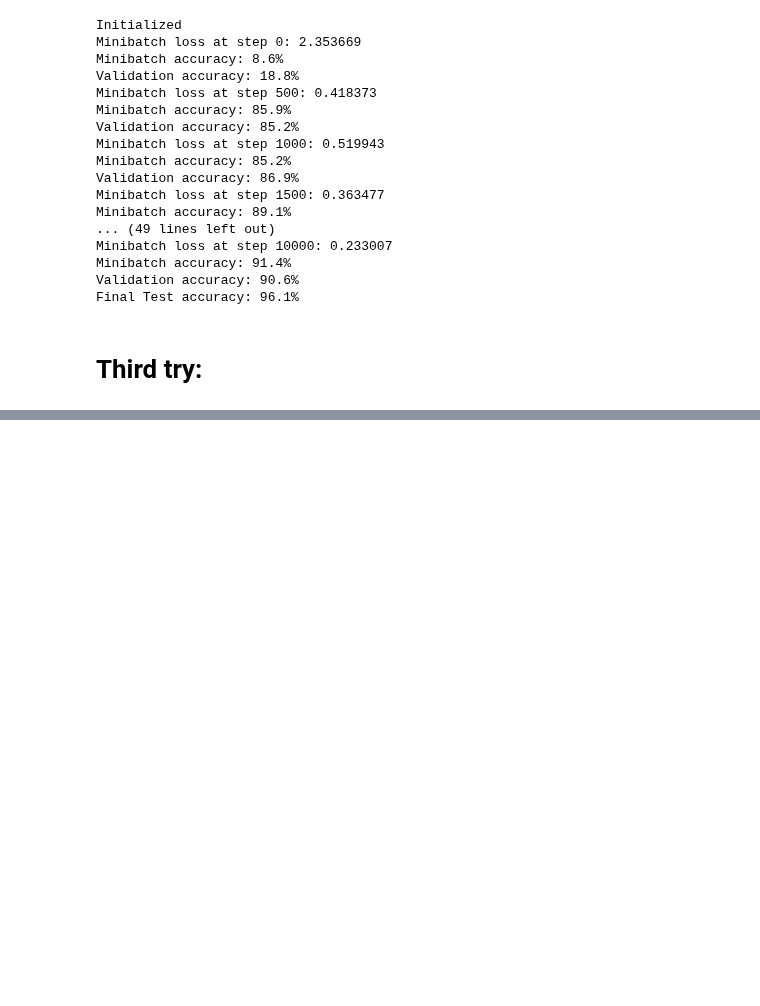
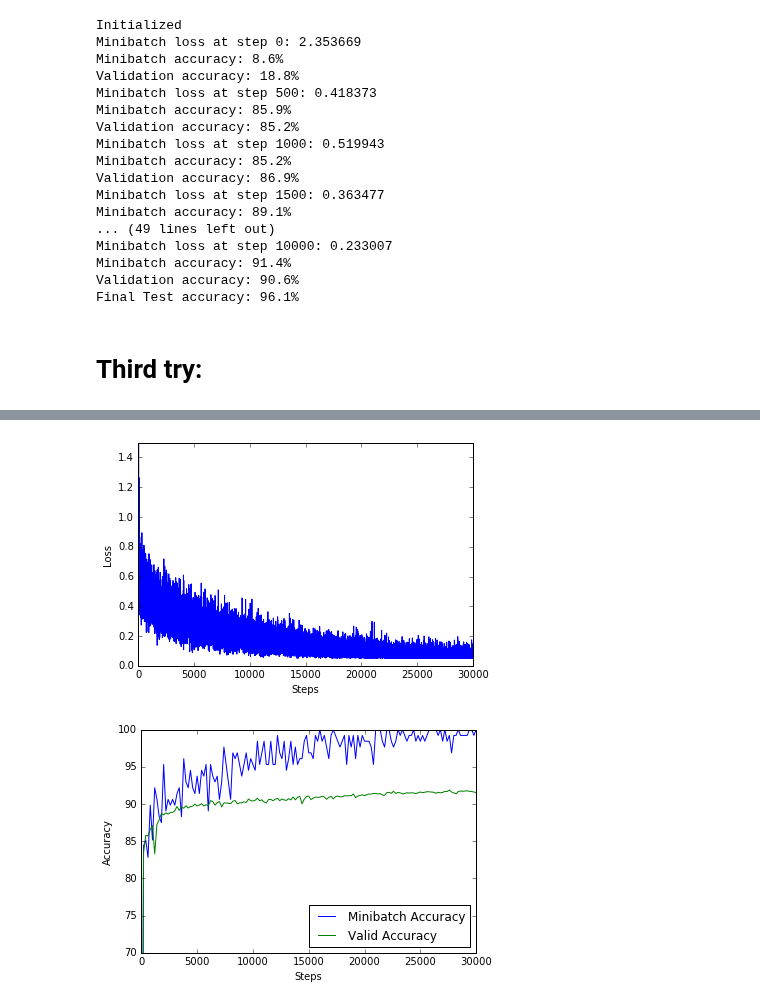
Before and after one commit to 01bui/Deep-Learning-Udacity, a Jupyter notebook: 3_regularization.ipynb, the cells around one changed output, grey strips where cells are left out. Cells and saved outputs as stored; diff of their text form; code cells hidden in the pictures; blank space fills up the shorter version.

```diff
--- a/3_regularization.ipynb
+++ b/3_regularization.ipynb
@@ -1064,10 +1121,50 @@ plt.show()
+# %%
+fName = 'Experiment_4.pickle'
+
+try:
+  f = open(fName, 'wb')
+  save = {
+    'lossVec': lossVec,
+    'trainAcc': trainAcc,
+    'validAcc': validAcc,
+    }
+  pickle.dump(save, f, pickle.HIGHEST_PROTOCOL)
+  f.close()
+except Exception as e:
+  print('Unable to save data to', pickle_file, ':', e)
+  raise
+# %%
+pickle_file = 'Experiment_4.pickle'
+
+with open(pickle_file, 'rb') as f:
+  save = pickle.load(f)
+  lossVec = save['lossVec']
+  trainAcc = save['trainAcc']
+  validAcc = save['validAcc']
+  del save  # hint to help gc free up memory
 # %%
+import matplotlib
+%matplotlib inline
+import matplotlib.pyplot as plt
 
+plt.clf()
+plt.plot(lossVec)
+plt.xlabel('Steps')
+plt.ylabel('Loss')
+axes = plt.gca()
+axes.set_ylim([0,1.5])
+plt.show()
 
 plt.clf()
 plt.plot(xrange(0,30001,200),trainAcc, label= "Minibatch Accuracy")
 plt.plot(xrange(0,30001,200),validAcc, label= "Valid Accuracy")
+axes = plt.gca()
+axes.set_ylim([70,100])
 plt.xlabel('Steps')
 plt.ylabel('Accuracy')
 plt.legend(loc=4)
+#plt.savefig('Experiment_1.png')
 plt.show()
+# %% [output]
+[figure, added]
+[figure, added]
```
Also changed, not shown: parts of 13 cells of this notebook.
